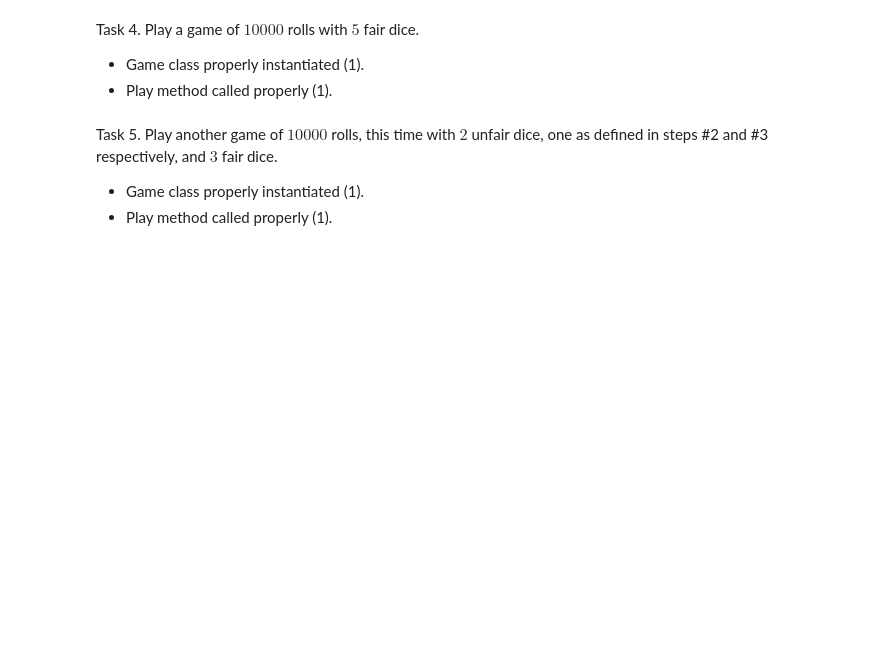
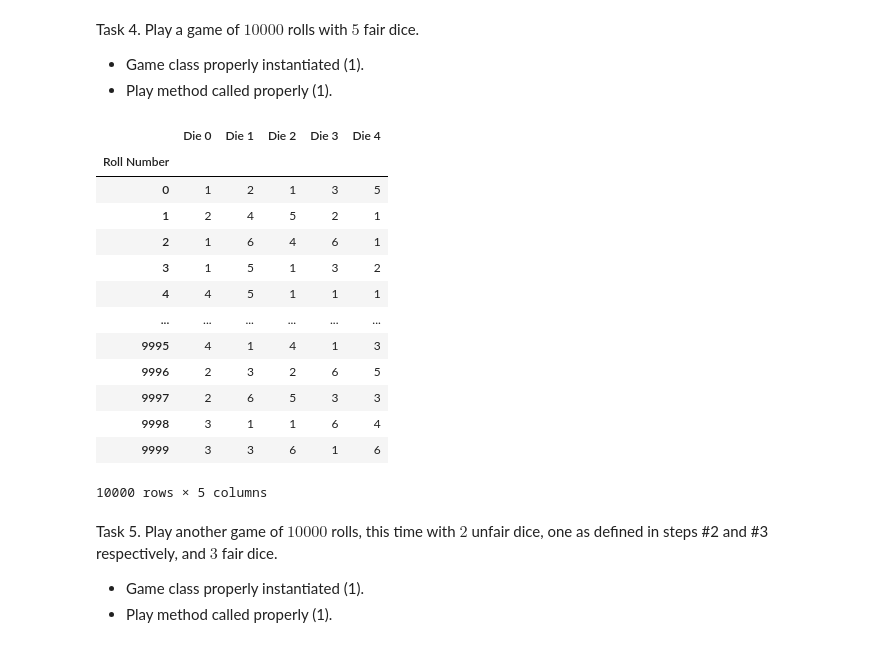
Before and after one commit to 1jamescaldwell/Monte-Carlo-Simulator, a Jupyter notebook: DS51200_FinalProject_ywe4kw.ipynb, the cells around one changed output. Drawn from its saved outputs; the diff is of its cells as text; code cells hidden in the pictures; blank space fills up the shorter version.

```diff
--- a/DS51200_FinalProject_ywe4kw.ipynb
+++ b/DS51200_FinalProject_ywe4kw.ipynb
@@ -255,6 +410,30 @@ Task 4. Play a game of $10000$ rolls with $5$ fair dice.
 
 - Game class properly instantiated (1).
 - Play method called properly (1).
+# %%
+import numpy as np
+from MC_Package.game import Game
+
+my_die_list = [my_die3,my_die3,my_die3,my_die3,my_die3]
+my_game1 = Game(my_die_list)
+my_game1.play(10000)
+
+my_game1.show_results()
+# %% [output]
+|  | Die 0 | Die 1 | Die 2 | Die 3 | Die 4 |
+| Roll Number |  |  |  |  |  |
+| 0 | 1 | 2 | 1 | 3 | 5 |
+| 1 | 2 | 4 | 5 | 2 | 1 |
+| 2 | 1 | 6 | 4 | 6 | 1 |
+| 3 | 1 | 5 | 1 | 3 | 2 |
+| 4 | 4 | 5 | 1 | 1 | 1 |
+| ... | ... | ... | ... | ... | ... |
+| 9995 | 4 | 1 | 4 | 1 | 3 |
+| 9996 | 2 | 3 | 2 | 6 | 5 |
+| 9997 | 2 | 6 | 5 | 3 | 3 |
+| 9998 | 3 | 1 | 1 | 6 | 4 |
+| 9999 | 3 | 3 | 6 | 1 | 6 |
+10000 rows × 5 columns
 # %% [markdown]
 Task 5. Play another game of $10000$ rolls, this time with $2$ unfair dice, one as defined in steps #2 and #3 respectively, and $3$ fair dice.
 
```
Also changed, not shown: parts of 18 cells of this notebook.
